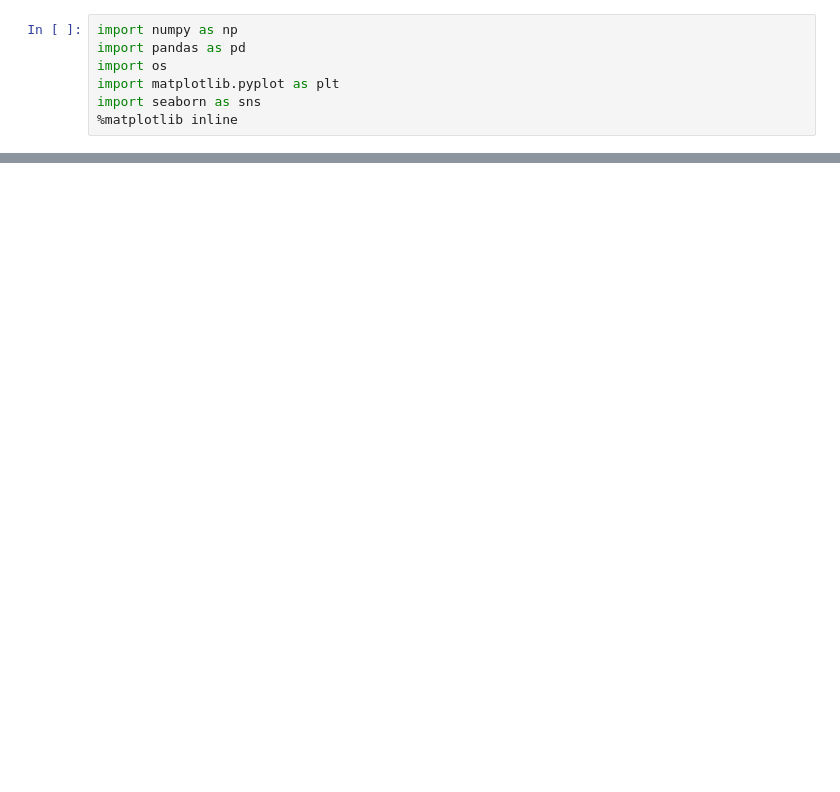
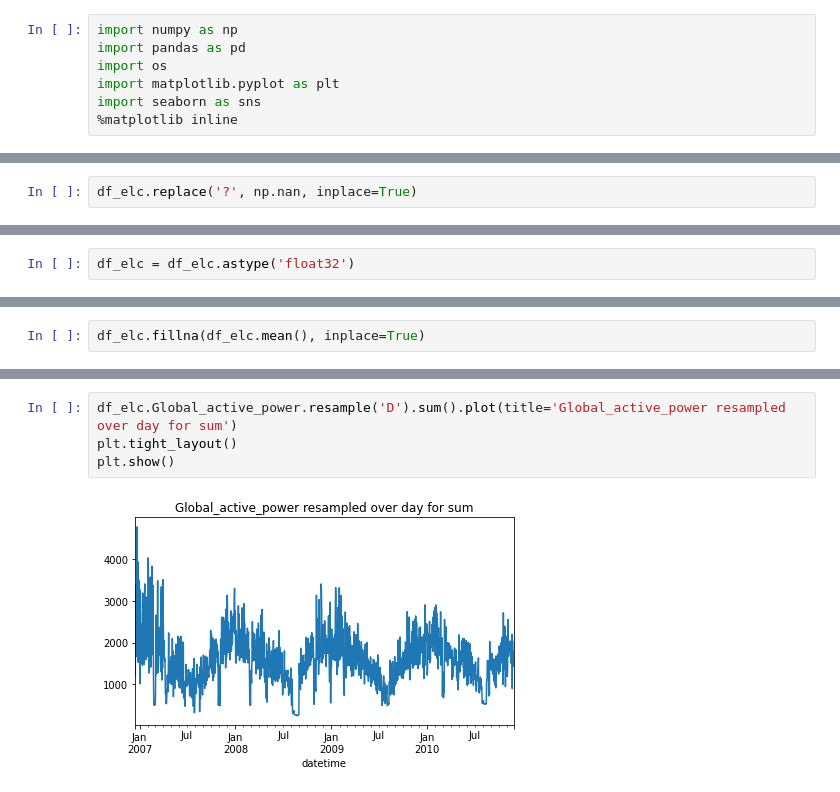
Before and after one commit to NonnyJay/HAMOYE, a Jupyter notebook: Quiz_5/Project5.ipynb, the cells around one changed output, grey strips where cells are left out. Saved outputs shown, nothing was run; the diff lists cells and outputs as text; blank space fills up the shorter version.

```diff
--- a/Quiz_5/Project5.ipynb
+++ b/Quiz_5/Project5.ipynb
@@ -72,4 +48,6 @@ Sub_metering_1               0
 Sub_metering_2               0
 Sub_metering_3           25979
 dtype: int64
+# %%
+df_elc.replace('?', np.nan, inplace=True)
 # %%
@@ -117,0 +64,2 @@ print('Augmented Dickey-Fuller Test: MeanTemp Time Series')augmented_dickey_full
+# %%
+df_elc = df_elc.astype('float32')
@@ -117,0 +94,2 @@ print('Augmented Dickey-Fuller Test: MeanTemp Time Series')augmented_dickey_full
+# %%
+df_elc.fillna(df_elc.mean(), inplace=True)
@@ -117,0 +107,6 @@ print('Augmented Dickey-Fuller Test: MeanTemp Time Series')augmented_dickey_full
+# %%
+df_elc.Global_active_power.resample('D').sum().plot(title='Global_active_power resampled over day for sum')
+plt.tight_layout()
+plt.show()
+# %% [output]
+[figure, added]
```
Also changed, not shown: parts of 29 cells of this notebook.
